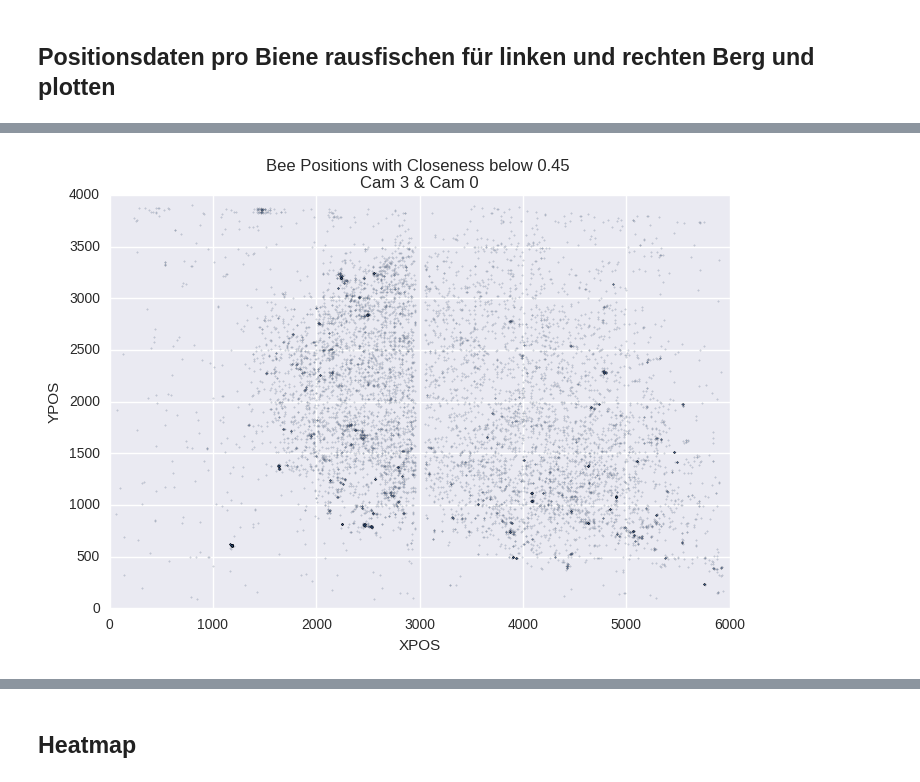
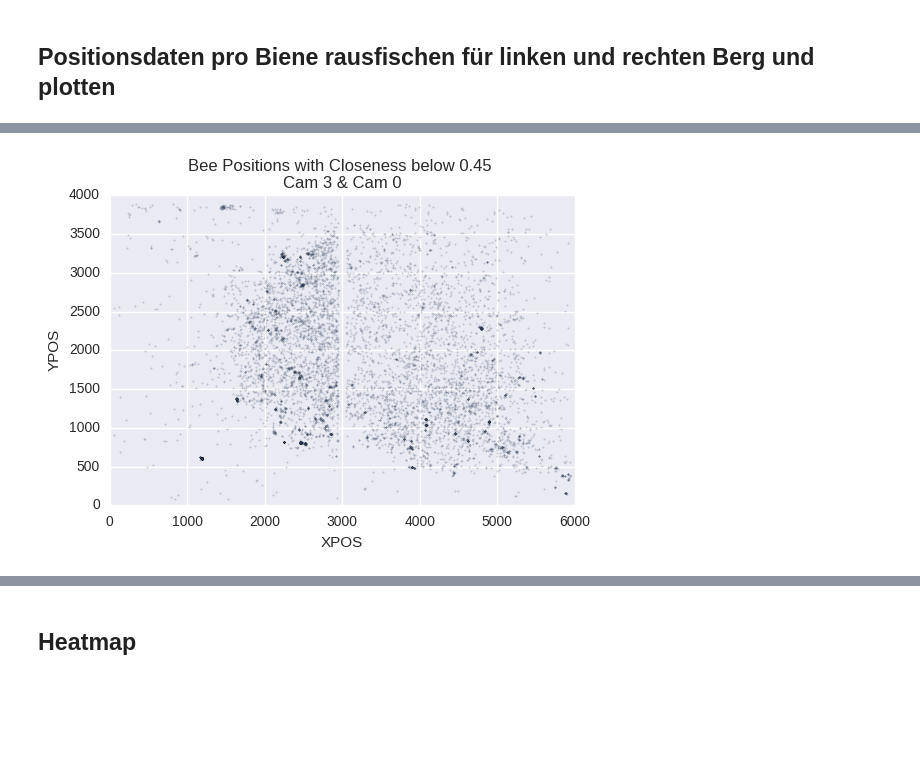
Before and after one commit to aschle/bees-sna, a Jupyter notebook: bib/1DAYcloseness_KDE.ipynb, the cells around one changed output, grey strips where cells are left out. Cells and saved outputs as stored; diff of their text form; code cells hidden in the pictures; blank space fills up the shorter version.

```diff
--- a/bib/1DAYcloseness_KDE.ipynb
+++ b/bib/1DAYcloseness_KDE.ipynb
@@ -85,7 +168,7 @@ df_s = getDFwithIDS(IDsmaller, conn)
 # %%
-plotClosenessXY("Bee Positions with Closeness below 0.45", df_s, 3, 0)
+plotClosenessXY("Bee Positions with Closeness below 0.45", df_s, 3, 0, s=4000)
 # %% [output]
-[figure, old version]
+[figure, new version]
 # %%
 plotClosenessXY("Bee Positions with Closeness below 0.45", df_s, 2, 1, s=4000)
 # %% [output]
```
Also changed, not shown: parts of 41 cells of this notebook, 1 other file.
